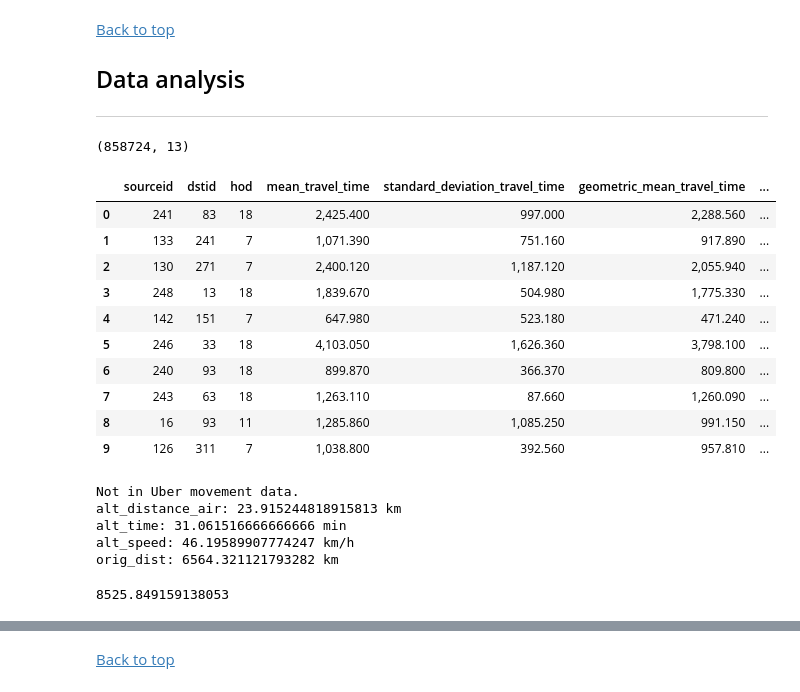
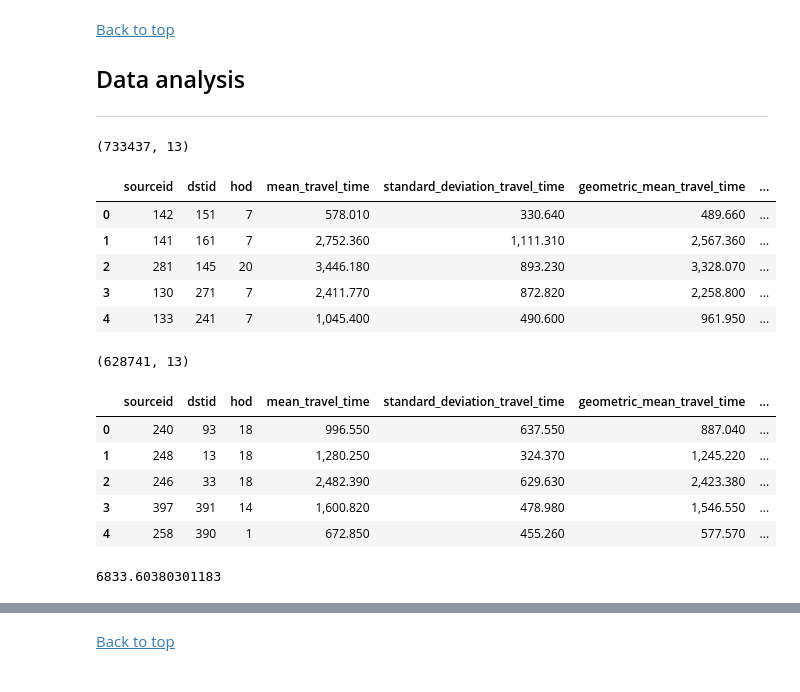
Before and after one commit to AndOleAnd/Capstone_N_A_P, a Jupyter notebook: Notebooks/Metrics.ipynb, the cells around one changed output, grey strips where cells are left out. Cells and saved outputs as stored; diff of their text form; code cells hidden in the pictures.

Commit message:
Travel time integration into capstone_functions

```diff
--- a/Notebooks/Metrics.ipynb
+++ b/Notebooks/Metrics.ipynb
@@ -233,5 +301,5 @@ df_accidents.head()
 # %%
-df_tt_hourly = pd.read_csv('../Inputs/nairobi-hexclusters-2018-1-All-HourlyAggregate.csv')
-print(df_tt_hourly.shape)
-df_tt_hourly.head()
+df_tt_hourly_wd = pd.read_csv('../Inputs/nairobi-hexclusters-2018-3-OnlyWeekdays-HourlyAggregate.csv')
+print(df_tt_hourly_wd.shape)
+df_tt_hourly_wd.head()
 # %% [output]
@@ -316,34 +395,41 @@ dtype: int64
 ## Data analysis <a name="Data_analysis"></a>
 ***
 # %%
-df_combined = df_tt_hourly.merge(df_hexclusters, how='left', left_on='sourceid', right_on='cluster_id')
-df_combined.drop(['cluster_id'], axis=1, inplace=True)
+df_combined_wd = df_tt_hourly_wd.merge(df_hexclusters, how='left', left_on='sourceid', right_on='cluster_id')
+df_combined_wd.drop(['cluster_id'], axis=1, inplace=True)
 
-df_combined = df_combined.merge(df_hexclusters, how='left', left_on='dstid', right_on='cluster_id', suffixes=('_source', '_dst'))
-df_combined.drop(['cluster_id'], axis=1, inplace=True)
+df_combined_wd = df_combined_wd.merge(df_hexclusters, how='left', left_on='dstid', right_on='cluster_id', suffixes=('_source', '_dst'))
+df_combined_wd.drop(['cluster_id'], axis=1, inplace=True)
 
-print(df_combined.shape)
-df_combined.head(10)
+print(df_combined_wd.shape)
+df_combined_wd.head()
 # %% [output]
-(858724, 13)
+(733437, 13)
 |  | sourceid | dstid | hod | mean_travel_time | standard_deviation_travel_time | geometric_mean_travel_time | ... |
-| 0 | 241 | 83 | 18 | 2,425.400 | 997.000 | 2,288.560 | ... |
-| 1 | 133 | 241 | 7 | 1,071.390 | 751.160 | 917.890 | ... |
-| 2 | 130 | 271 | 7 | 2,400.120 | 1,187.120 | 2,055.940 | ... |
-| 3 | 248 | 13 | 18 | 1,839.670 | 504.980 | 1,775.330 | ... |
-| 4 | 142 | 151 | 7 | 647.980 | 523.180 | 471.240 | ... |
-| 5 | 246 | 33 | 18 | 4,103.050 | 1,626.360 | 3,798.100 | ... |
-| 6 | 240 | 93 | 18 | 899.870 | 366.370 | 809.800 | ... |
-| 7 | 243 | 63 | 18 | 1,263.110 | 87.660 | 1,260.090 | ... |
-| 8 | 16 | 93 | 11 | 1,285.860 | 1,085.250 | 991.150 | ... |
-| 9 | 126 | 311 | 7 | 1,038.800 | 392.560 | 957.810 | ... |
+| 0 | 142 | 151 | 7 | 578.010 | 330.640 | 489.660 | ... |
+| 1 | 141 | 161 | 7 | 2,752.360 | 1,111.310 | 2,567.360 | ... |
+| 2 | 281 | 145 | 20 | 3,446.180 | 893.230 | 3,328.070 | ... |
+| 3 | 130 | 271 | 7 | 2,411.770 | 872.820 | 2,258.800 | ... |
+| 4 | 133 | 241 | 7 | 1,045.400 | 490.600 | 961.950 | ... |
+# %%
+df_combined_we = df_tt_hourly_we.merge(df_hexclusters, how='left', left_on='sourceid', right_on='cluster_id')
+df_combined_we.drop(['cluster_id'], axis=1, inplace=True)
+
+df_combined_we = df_combined_we.merge(df_hexclusters, how='left', left_on='dstid', right_on='cluster_id', suffixes=('_source', '_dst'))
+df_combined_we.drop(['cluster_id'], axis=1, inplace=True)
+
+print(df_combined_we.shape)
+df_combined_we.head()
+# %% [output]
+(628741, 13)
+|  | sourceid | dstid | hod | mean_travel_time | standard_deviation_travel_time | geometric_mean_travel_time | ... |
+| 0 | 240 | 93 | 18 | 996.550 | 637.550 | 887.040 | ... |
+| 1 | 248 | 13 | 18 | 1,280.250 | 324.370 | 1,245.220 | ... |
+| 2 | 246 | 33 | 18 | 2,482.390 | 629.630 | 2,423.380 | ... |
+| 3 | 397 | 391 | 14 | 1,600.820 | 478.980 | 1,546.550 | ... |
+| 4 | 258 | 390 | 1 | 672.850 | 455.260 | 577.570 | ... |
 # %%
-get_distance_time(lat_src=53.561468372732406, long_src=9.915019036741262, lat_dst=-1.188850, long_dst=36.931382, day=1, hour=7)
+get_distance_time(lat_src=53.561468372732406, long_src=9.915019036741262, lat_dst=-1.188850, long_dst=36.931382, weekend=1, hour=7, h3res=6)
 # %% [output]
-Not in Uber movement data.
-alt_distance_air: 23.915244818915813 km
-alt_time: 31.061516666666666 min
-alt_speed: 46.19589907774247 km/h
-orig_dist: 6564.321121793282 km
+6833.60380301183
-8525.849159138053
 # %%
```
Also changed, not shown: parts of 10 cells of this notebook, 1 other file.
